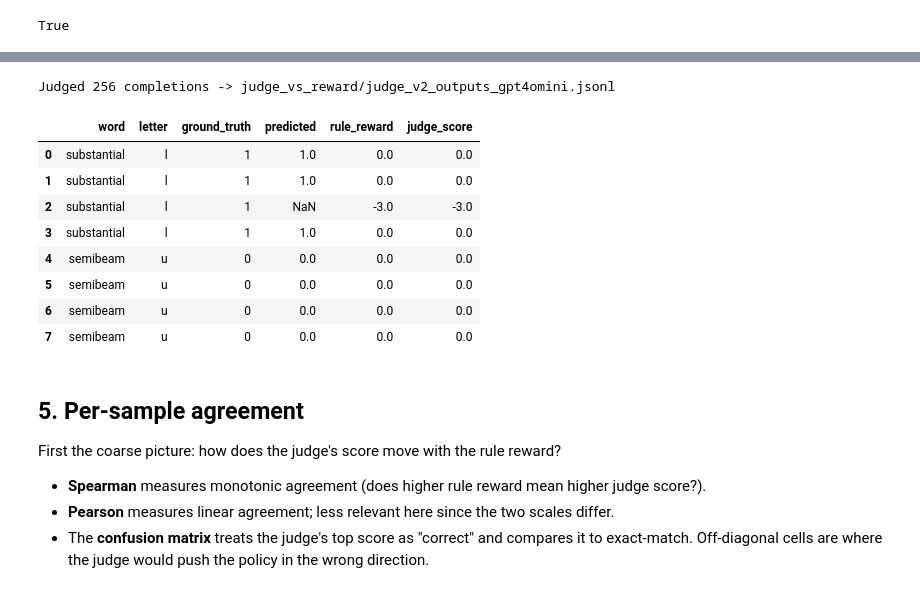
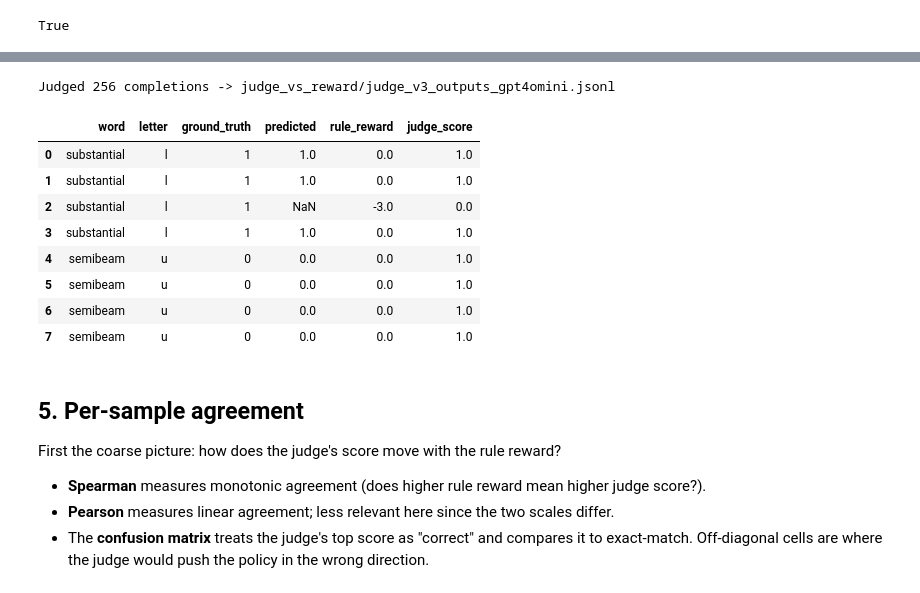
Before and after one commit to oumi-ai/oumi, a Jupyter notebook: notebooks/Oumi - Compare LLM Judge vs Rule Reward.ipynb, the cells around one changed output, grey strips where cells are left out. Drawn from its saved outputs; the diff is of its cells as text; code cells hidden in the pictures.

```diff
--- a/notebooks/Oumi - Compare LLM Judge vs Rule Reward.ipynb
+++ b/notebooks/Oumi - Compare LLM Judge vs Rule Reward.ipynb
@@ -343,14 +343,16 @@ PROMPT_TEMPLATE_2 = """\
 """
 # %%
 # Your judge. Set to a path to use an existing JudgeConfig YAML.
-JUDGE_CONFIG_PATH = tutorial_dir / "letter_count_judge_v2.yaml"  # None
+# JUDGE_CONFIG_PATH = tutorial_dir / "letter_count_judge_v2.yaml"  # None
+JUDGE_CONFIG_PATH = tutorial_dir / "judge_config/letter_count_judge_v3.yaml"  # None
+
 
 # Overrides for the starter judge written in section 4 (ignored if
 # JUDGE_CONFIG_PATH points at your own YAML). Leave as None for the defaults;
 # set JUDGE_SYSTEM_INSTRUCTION to any string (e.g. system_prompt_2) to swap
 # in different grading instructions.
-JUDGE_SYSTEM_INSTRUCTION = system_prompt_2  # None
-JUDGE_PROMPT_TEMPLATE = None
+# JUDGE_SYSTEM_INSTRUCTION = system_prompt_2  # None
+# JUDGE_PROMPT_TEMPLATE = None
 # %%
 DEFAULT_SYSTEM_INSTRUCTION = """\
 You are grading answers to letter-counting questions. You will be shown the
@@ -425,7 +427,7 @@ judge_params:
 # %%
 from oumi.judges.simple_judge import SimpleJudge
 
-judge_outputs_path = tutorial_dir / "judge_v2_outputs_gpt4omini.jsonl"
+judge_outputs_path = tutorial_dir / "judge_v3_outputs_gpt4omini.jsonl"
 
 judge = SimpleJudge(str(JUDGE_CONFIG_PATH))
 
@@ -462,43 +464,43 @@ else:
                 "judge_score": score,
                 "judge_explanation": (out.field_values or {}).get("explanation"),
                 "judge_raw": out.raw_output,
             }
         )
     with open(judge_outputs_path, "w") as f:
         for rec in judge_records:
             f.write(json.dumps(rec) + "\n")
     print(f"Judged {len(judge_records)} completions -> {judge_outputs_path}")
 
 df["judge_score"] = [r["judge_score"] for r in judge_records]
 df["judge_explanation"] = [r["judge_explanation"] for r in judge_records]
 
 n_failed = df.judge_score.isna().sum()
 if n_failed:
     print(
         f"WARNING: judge returned no parseable score for {n_failed} "
         "completions; they are excluded below."
     )
 df_ok = df.dropna(subset=["judge_score"]).copy()
 
 # # A "judge says correct" flag, defined as the judge's maximum possible score.
 # judge_max = df_ok.judge_score.max()
 # A "judge says correct" flag, defined as the judge's maximum score
-judge_max = 0  # 10
+judge_max = 1.0  # 1.0 for v3 #0  for v2 # 10 for v1
 df_ok["judge_correct"] = df_ok.judge_score == judge_max
 df_ok[
     ["word", "letter", "ground_truth", "predicted", "rule_reward", "judge_score"]
 ].head(8)
 # %% [output]
-Judged 256 completions -> judge_vs_reward/judge_v2_outputs_gpt4omini.jsonl
+Judged 256 completions -> judge_vs_reward/judge_v3_outputs_gpt4omini.jsonl
 |  | word | letter | ground_truth | predicted | rule_reward | judge_score |
-| 0 | substantial | l | 1 | 1.0 | 0.0 | 0.0 |
-| 1 | substantial | l | 1 | 1.0 | 0.0 | 0.0 |
-| 2 | substantial | l | 1 | NaN | -3.0 | -3.0 |
-| 3 | substantial | l | 1 | 1.0 | 0.0 | 0.0 |
-| 4 | semibeam | u | 0 | 0.0 | 0.0 | 0.0 |
-| 5 | semibeam | u | 0 | 0.0 | 0.0 | 0.0 |
-| 6 | semibeam | u | 0 | 0.0 | 0.0 | 0.0 |
-| 7 | semibeam | u | 0 | 0.0 | 0.0 | 0.0 |
+| 0 | substantial | l | 1 | 1.0 | 0.0 | 1.0 |
+| 1 | substantial | l | 1 | 1.0 | 0.0 | 1.0 |
+| 2 | substantial | l | 1 | NaN | -3.0 | 0.0 |
+| 3 | substantial | l | 1 | 1.0 | 0.0 | 1.0 |
+| 4 | semibeam | u | 0 | 0.0 | 0.0 | 1.0 |
+| 5 | semibeam | u | 0 | 0.0 | 0.0 | 1.0 |
+| 6 | semibeam | u | 0 | 0.0 | 0.0 | 1.0 |
+| 7 | semibeam | u | 0 | 0.0 | 0.0 | 1.0 |
 # %% [markdown]
 ## 5. Per-sample agreement
 
```
Also changed, not shown: parts of 6 cells of this notebook, 5 other files.
